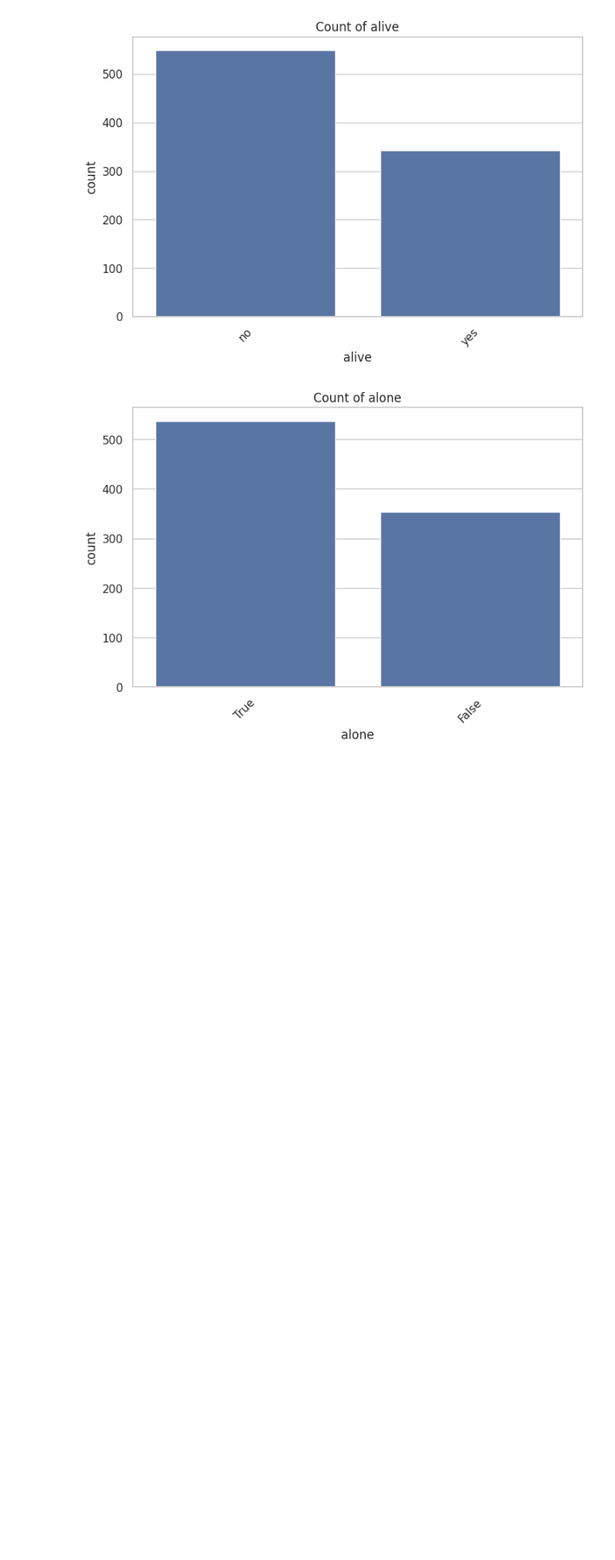
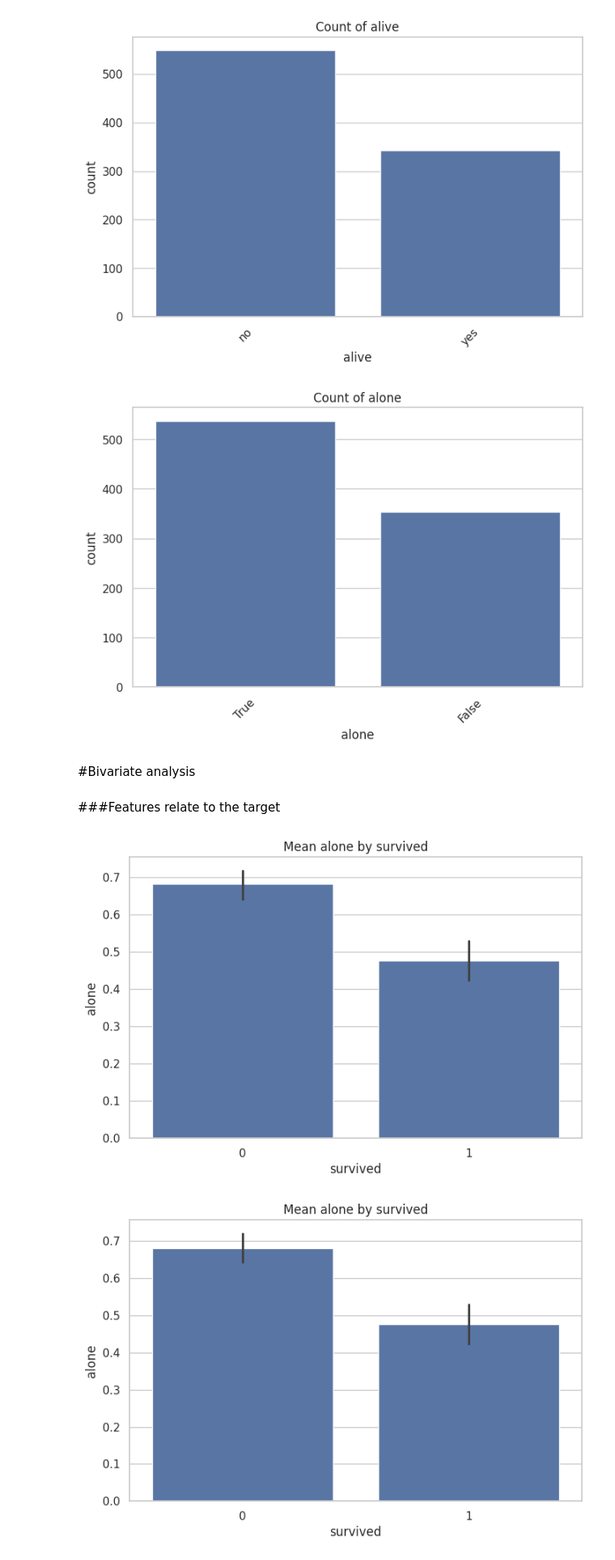
Before and after one commit to Yuvraj-cyborg/EDA_Titanic, a Jupyter notebook: EDA.ipynb, the cells around one changed output. Shown: that part at 81% size. Drawn from its saved outputs; the diff is of its cells as text; code cells hidden in the pictures; blank space fills up the shorter version.

Commit message:
bivariate analysis

```diff
--- a/EDA.ipynb
+++ b/EDA.ipynb
@@ -271,3 +271,17 @@ Categorical Feature count:
 [figure]
 [figure]
 [figure]
+# %% [markdown]
+#Bivariate analysis
+# %% [markdown]
+###Features relate to the target
+# %%
+# Numeric vs target: barplots
+for cols in numeric_cols:
+    plt.figure()
+    sns.barplot(data=df, x=target_column, y=col)
+    plt.title(f'Mean {col} by {target_column}')
+    plt.show()
+# %% [output]
+[figure, added]
+[figure, added]
```
Also changed, not shown: parts of 1 cell of this notebook.
